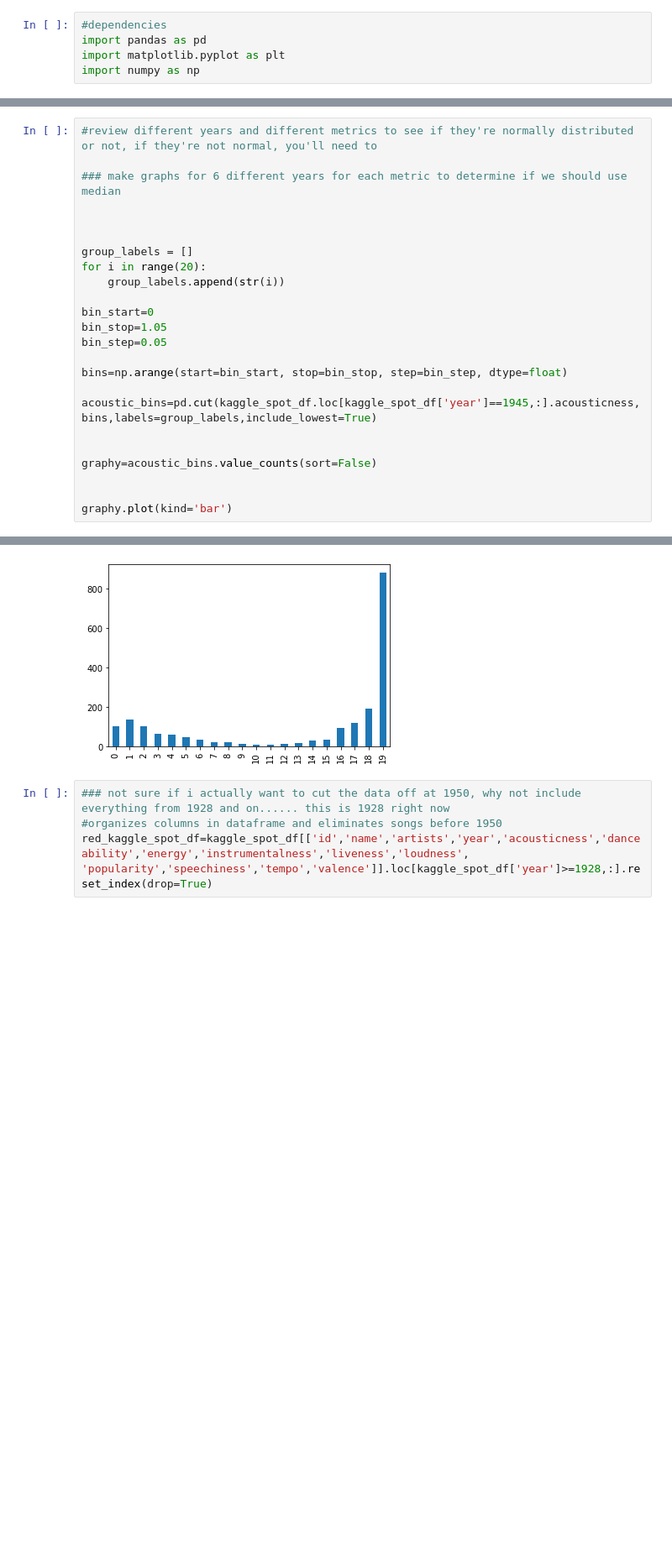
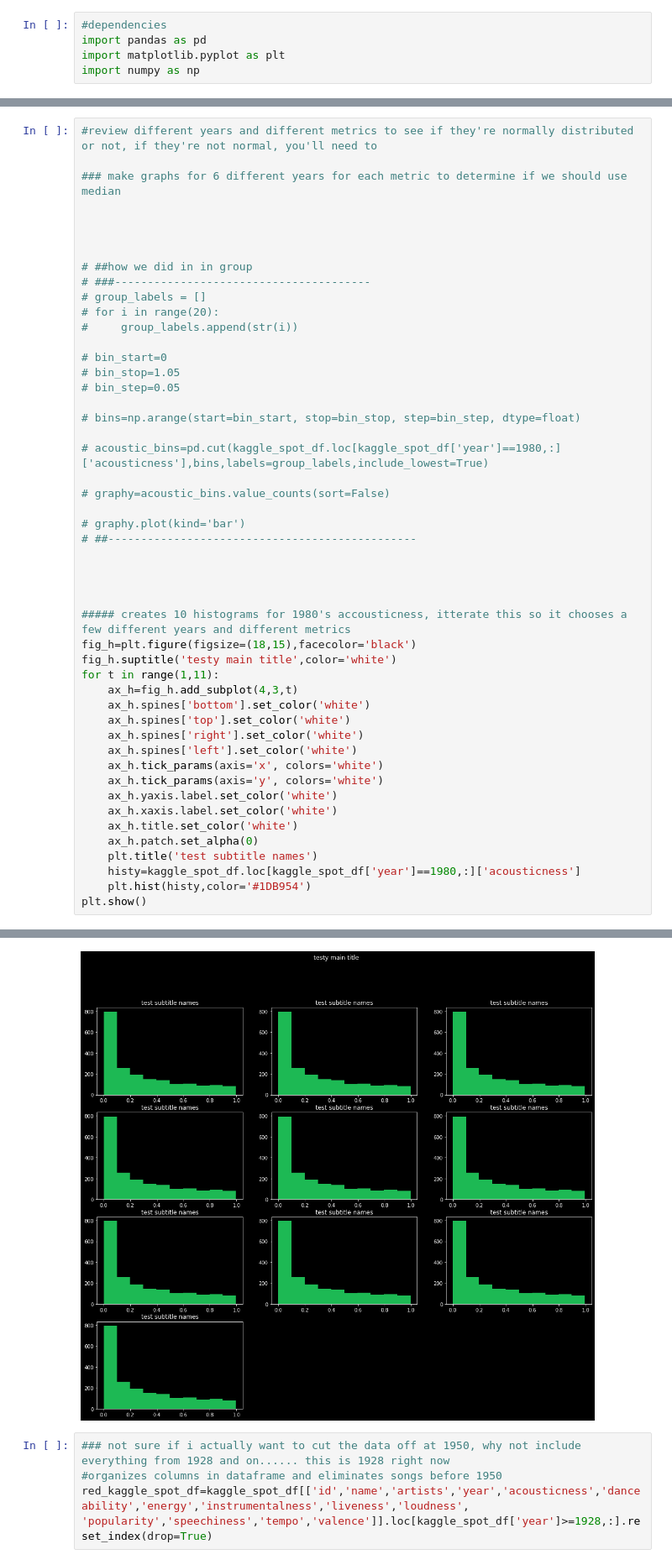
Before and after one commit to JoeKell/SpotifySongAnalysisProject, a Jupyter notebook: metrics_over_time.ipynb, the cells around one changed output, grey strips where cells are left out. Shown: that part at 84% size. Saved outputs shown, nothing was run; the diff lists cells and outputs as text; blank space fills up the shorter version.

Commit message:
created figure for histograms, need to itereate through random years and random spotify metrics

```diff
--- a/metrics_over_time.ipynb
+++ b/metrics_over_time.ipynb
@@ -22,21 +22,46 @@ kaggle_spot_df.head()
 
 
 
-group_labels = []
-for i in range(20):
-    group_labels.append(str(i))
 
-bin_start=0
-bin_stop=1.05
-bin_step=0.05
+# ##how we did in in group
+# ###---------------------------------------
+# group_labels = []
+# for i in range(20):
+#     group_labels.append(str(i))
 
-bins=np.arange(start=bin_start, stop=bin_stop, step=bin_step, dtype=float)
+# bin_start=0
+# bin_stop=1.05
+# bin_step=0.05
 
-acoustic_bins=pd.cut(kaggle_spot_df.loc[kaggle_spot_df['year']==1945,:].acousticness,bins,labels=group_labels,include_lowest=True)
+# bins=np.arange(start=bin_start, stop=bin_stop, step=bin_step, dtype=float)
+
+# acoustic_bins=pd.cut(kaggle_spot_df.loc[kaggle_spot_df['year']==1980,:]['acousticness'],bins,labels=group_labels,include_lowest=True)
+
+# graphy=acoustic_bins.value_counts(sort=False)
+
+# graphy.plot(kind='bar')
+# ##-----------------------------------------------
 
 
-graphy=acoustic_bins.value_counts(sort=False)
 
 
-graphy.plot(kind='bar')
+##### creates 10 histograms for 1980's accousticness, itterate this so it chooses a few different years and different metrics
+fig_h=plt.figure(figsize=(18,15),facecolor='black')
+fig_h.suptitle('testy main title',color='white')
+for t in range(1,11):
+    ax_h=fig_h.add_subplot(4,3,t)
+    ax_h.spines['bottom'].set_color('white')
+    ax_h.spines['top'].set_color('white')
+    ax_h.spines['right'].set_color('white')
+    ax_h.spines['left'].set_color('white')
+    ax_h.tick_params(axis='x', colors='white')
+    ax_h.tick_params(axis='y', colors='white')
+    ax_h.yaxis.label.set_color('white')
+    ax_h.xaxis.label.set_color('white')
+    ax_h.title.set_color('white')
+    ax_h.patch.set_alpha(0)
+    plt.title('test subtitle names')
+    histy=kaggle_spot_df.loc[kaggle_spot_df['year']==1980,:]['acousticness']
+    plt.hist(histy,color='#1DB954')
+plt.show()
 # %% [output]
@@ -44,4 +68,4 @@ graphy.plot(kind='bar')
-[figure, old version]
+[figure, new version]
 # %%
 ### not sure if i actually want to cut the data off at 1950, why not include everything from 1928 and on...... this is 1928 right now
 #organizes columns in dataframe and eliminates songs before 1950
```
Also changed, not shown: parts of 4 cells of this notebook.
